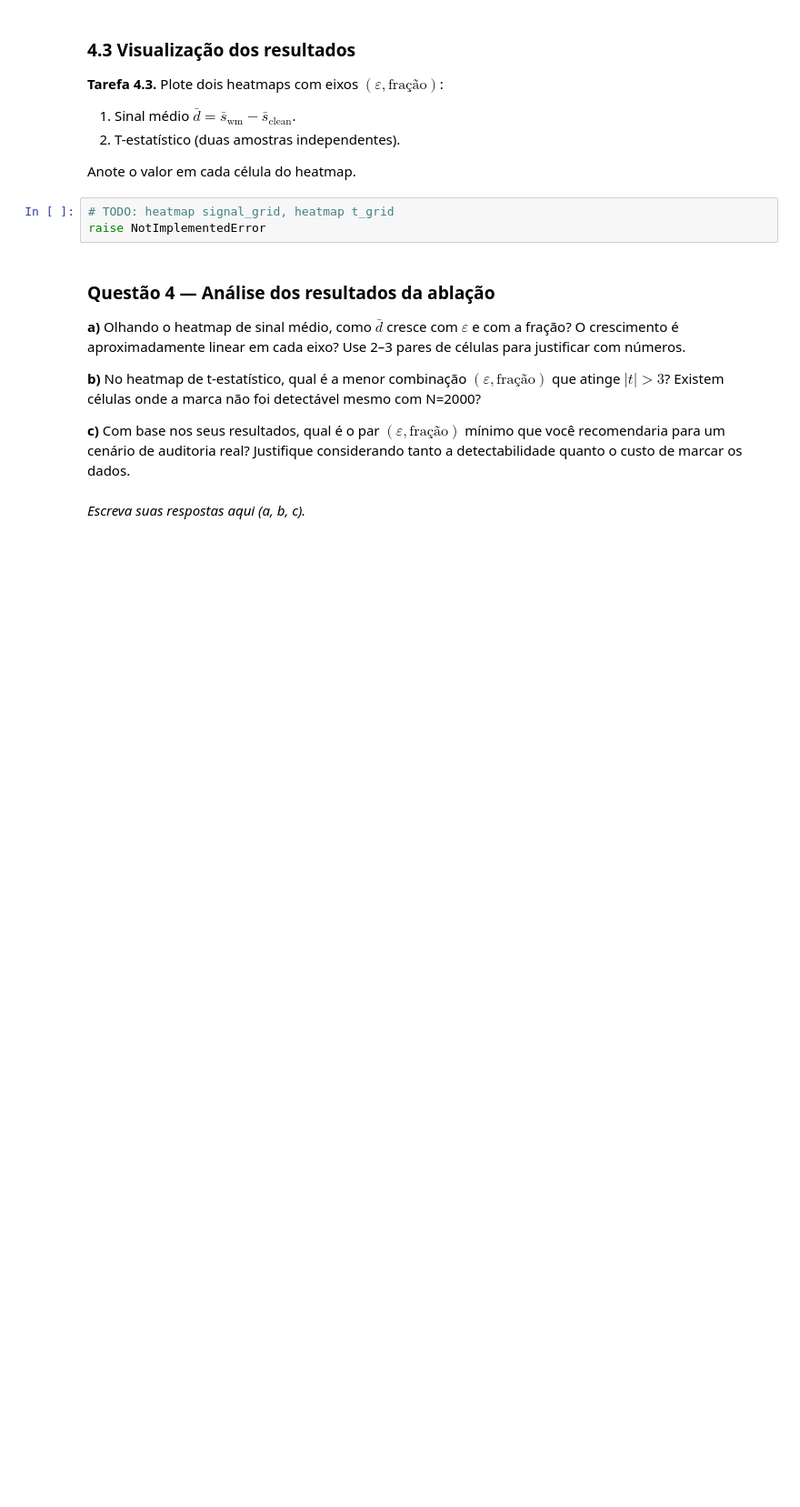
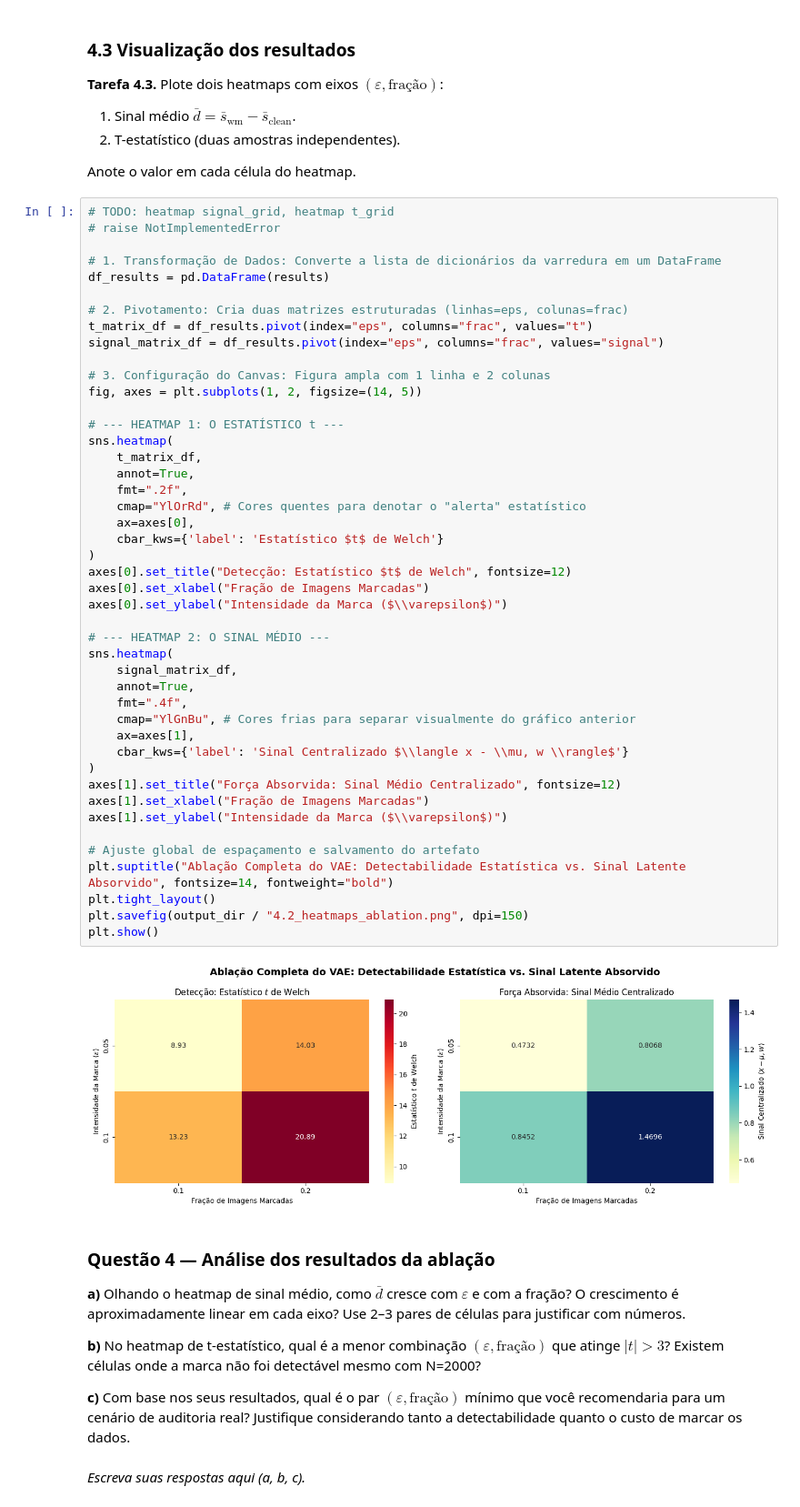
Before and after one commit to Heri-impatech/trabalho_III_ml2, a Jupyter notebook: trabalho_3/vae_watermark.ipynb, the cells around one changed output. Shown at 91% size. Cells and saved outputs as stored; diff of their text form; blank space fills up the shorter version.

```diff
--- a/trabalho_3/vae_watermark.ipynb
+++ b/trabalho_3/vae_watermark.ipynb
@@ -1306,9 +1456,53 @@ raise NotImplementedError
 2. T-estatístico (duas amostras independentes).
 
 Anote o valor em cada célula do heatmap.
-# %%
-# TODO: heatmap signal_grid, heatmap t_grid
-raise NotImplementedError
+# %%
+# TODO: heatmap signal_grid, heatmap t_grid
+# raise NotImplementedError
+
+# 1. Transformação de Dados: Converte a lista de dicionários da varredura em um DataFrame
+df_results = pd.DataFrame(results)
+
+# 2. Pivotamento: Cria duas matrizes estruturadas (linhas=eps, colunas=frac)
+t_matrix_df = df_results.pivot(index="eps", columns="frac", values="t")
+signal_matrix_df = df_results.pivot(index="eps", columns="frac", values="signal")
+
+# 3. Configuração do Canvas: Figura ampla com 1 linha e 2 colunas
+fig, axes = plt.subplots(1, 2, figsize=(14, 5))
+
+# --- HEATMAP 1: O ESTATÍSTICO t ---
+sns.heatmap(
+    t_matrix_df,
+    annot=True,
+    fmt=".2f",
+    cmap="YlOrRd", # Cores quentes para denotar o "alerta" estatístico
+    ax=axes[0],
+    cbar_kws={'label': 'Estatístico $t$ de Welch'}
+)
+axes[0].set_title("Detecção: Estatístico $t$ de Welch", fontsize=12)
+axes[0].set_xlabel("Fração de Imagens Marcadas")
+axes[0].set_ylabel("Intensidade da Marca ($\\varepsilon$)")
+
+# --- HEATMAP 2: O SINAL MÉDIO ---
+sns.heatmap(
+    signal_matrix_df,
+    annot=True,
+    fmt=".4f",
+    cmap="YlGnBu", # Cores frias para separar visualmente do gráfico anterior
+    ax=axes[1],
+    cbar_kws={'label': 'Sinal Centralizado $\\langle x - \\mu, w \\rangle$'}
+)
+axes[1].set_title("Força Absorvida: Sinal Médio Centralizado", fontsize=12)
+axes[1].set_xlabel("Fração de Imagens Marcadas")
+axes[1].set_ylabel("Intensidade da Marca ($\\varepsilon$)")
+
+# Ajuste global de espaçamento e salvamento do artefato
+plt.suptitle("Ablação Completa do VAE: Detectabilidade Estatística vs. Sinal Latente Absorvido", fontsize=14, fontweight="bold")
+plt.tight_layout()
+plt.savefig(output_dir / "4.2_heatmaps_ablation.png", dpi=150)
+plt.show()
+# %% [output]
+[figure, added]
 # %% [markdown]
 ### Questão 4 — Análise dos resultados da ablação
 
```
Also changed, not shown: parts of 5 cells of this notebook, 2 other files.
